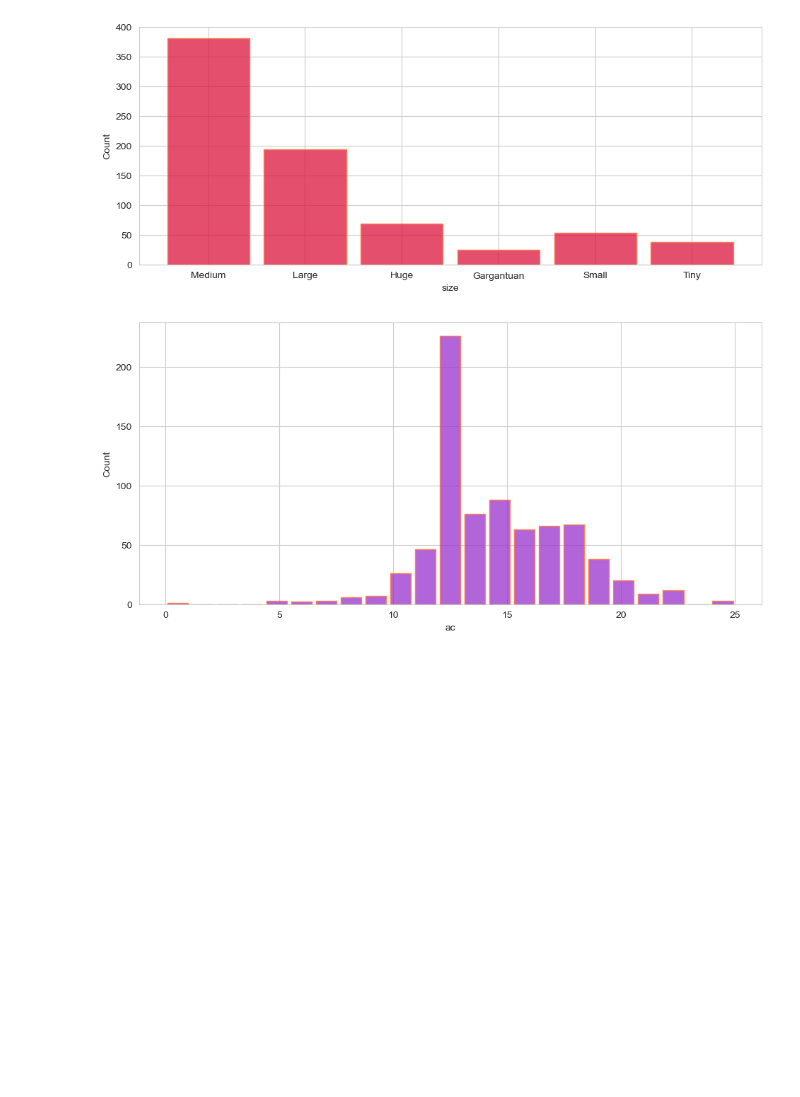
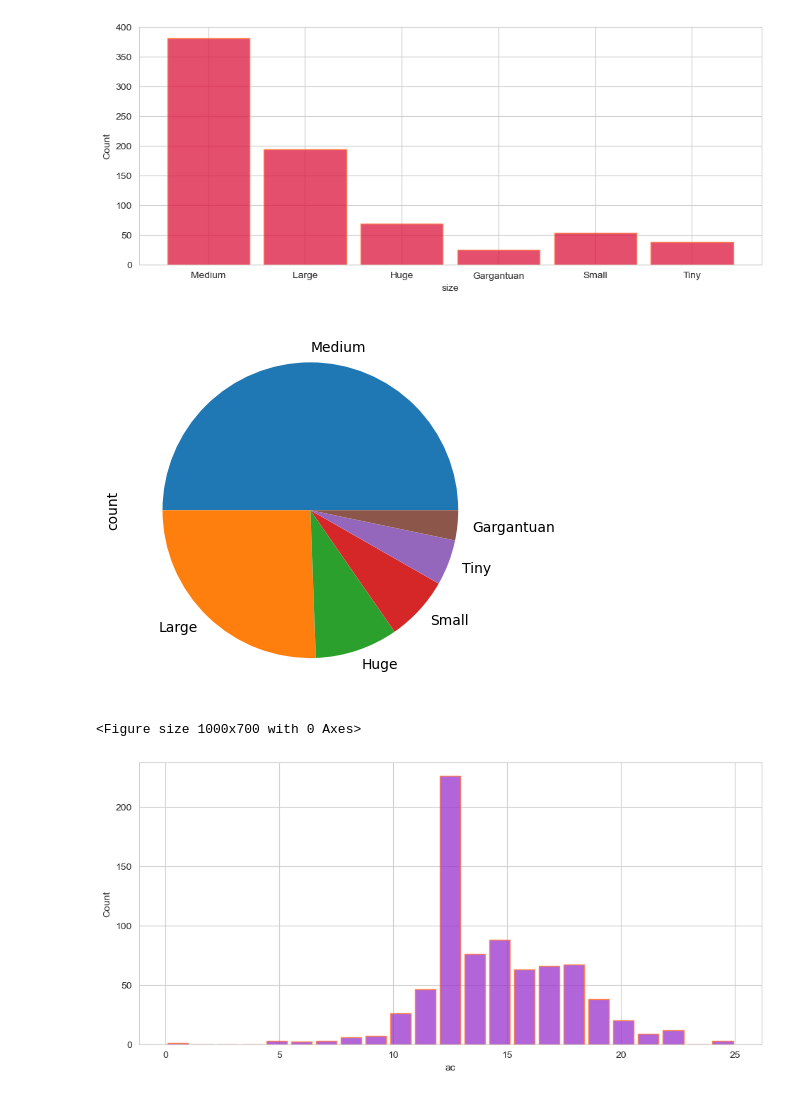
Before and after one commit to Astrolotll/CODE-Lancs-Python-Work, a Jupyter notebook: Python Database Project/Visual Database.ipynb, the cells around one changed output. Saved outputs shown, nothing was run; the diff lists cells and outputs as text; code cells hidden in the pictures; blank space fills up the shorter version.

```diff
--- a/Python Database Project/Visual Database.ipynb
+++ b/Python Database Project/Visual Database.ipynb
@@ -162,4 +169,11 @@ plt.subplots_adjust(right=1.5)
 plt.subplots_adjust(bottom=0.18)
 # %% [output]
 [figure]
+# %%
+data_df['size'].value_counts().plot(kind='pie')
+plt.title="Entity Sizes"
+fig = plt.figure(figsize=(10, 7))
+# %% [output]
+[figure, added]
+<Figure size 1000x700 with 0 Axes>
 # %%
```
Also changed, not shown: parts of 6 cells of this notebook.
